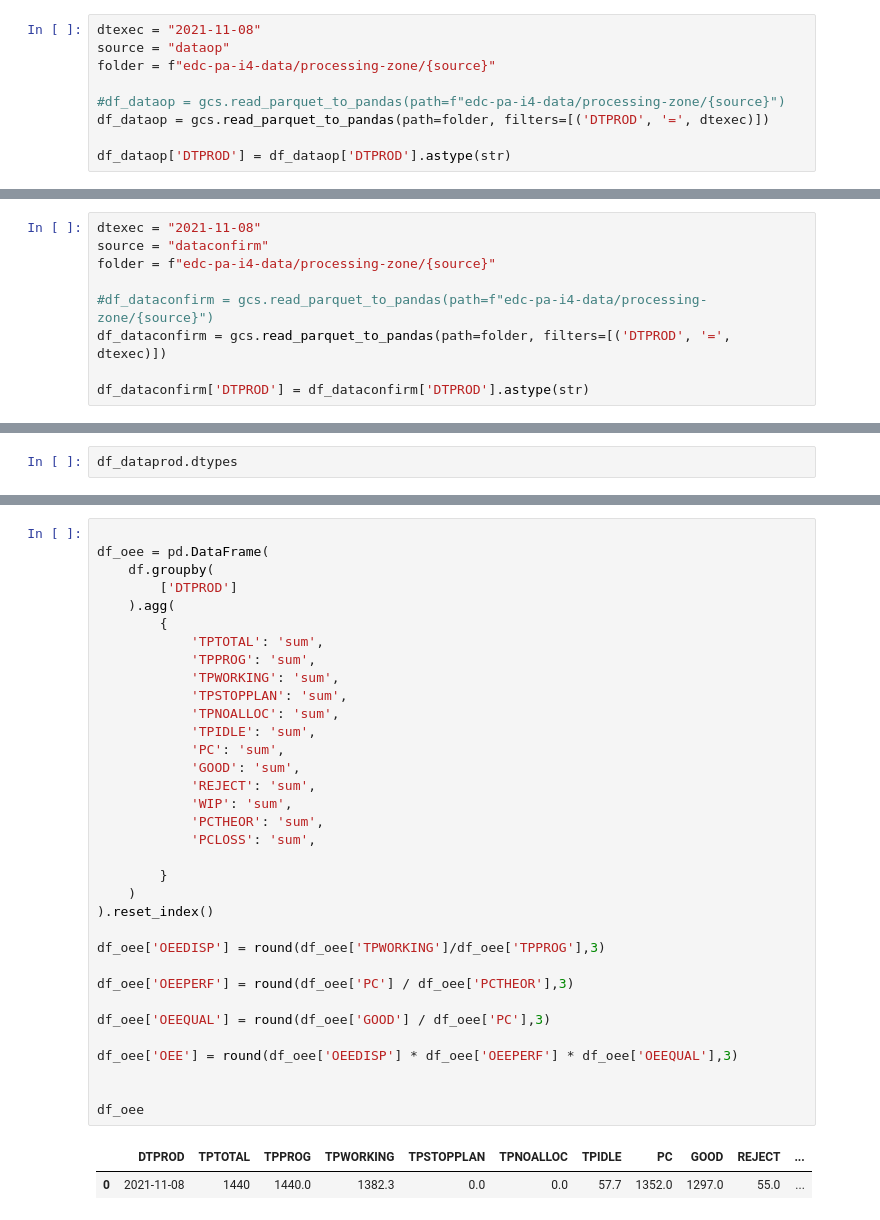
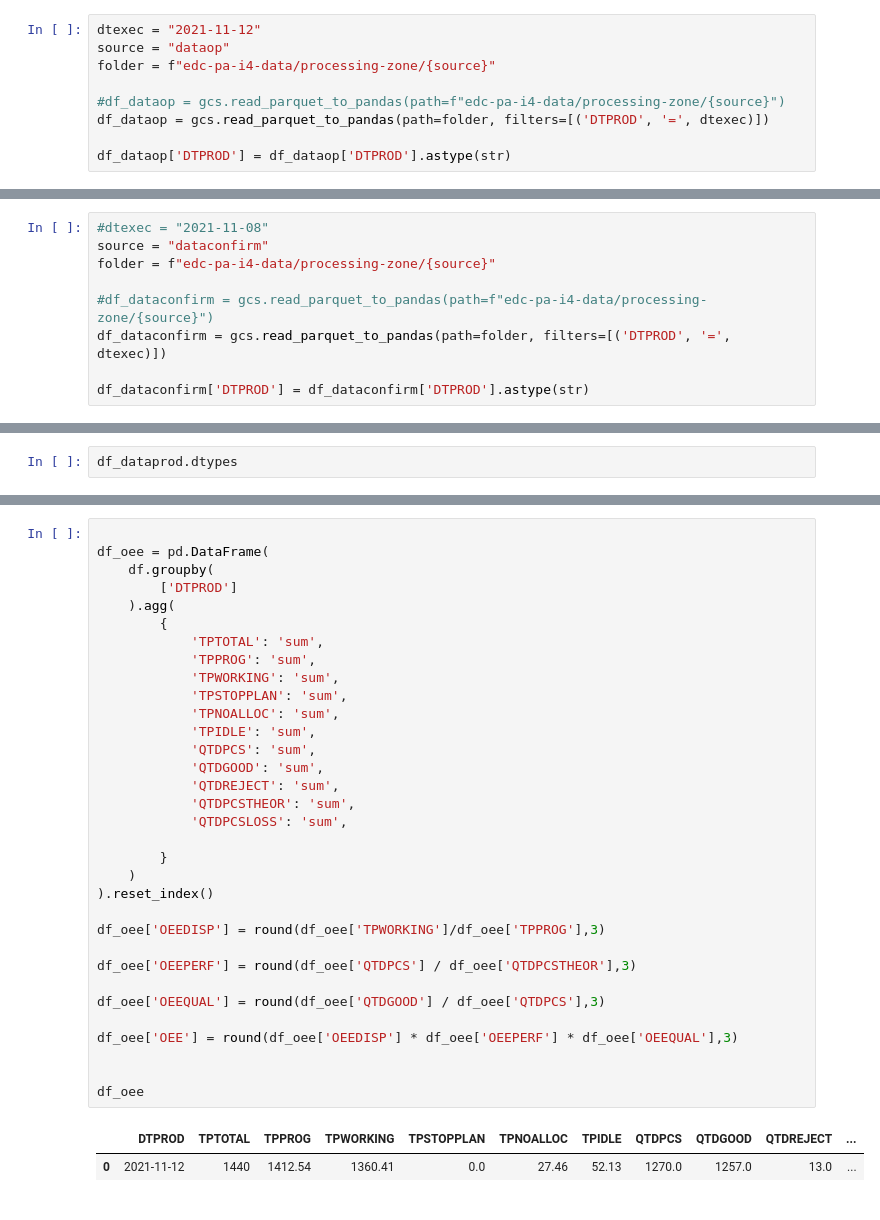
Before and after one commit to smedina1304/edc-pa-i4-data-ingestion, a Jupyter notebook: docs/ipynb/nb-test-desenvolvimentos-sprint-3.ipynb, the cells around one changed output, grey strips where cells are left out. Drawn from its saved outputs; the diff is of its cells as text.

```diff
--- a/docs/ipynb/nb-test-desenvolvimentos-sprint-3.ipynb
+++ b/docs/ipynb/nb-test-desenvolvimentos-sprint-3.ipynb
@@ -40,7 +40,7 @@ func = utilFuncs()
 # %% [markdown]
 #### Dados na "processing-zone" pasta "DATAOP"
 # %%
-dtexec = "2021-11-08"
+dtexec = "2021-11-12"
 source = "dataop"
 folder = f"edc-pa-i4-data/processing-zone/{source}"
 
@@ -56,7 +56,7 @@ df_dataop
 # %% [markdown]
 #### Dados na "raw-data-zone" pasta "DATACONFIRM"
 # %%
-dtexec = "2021-11-08"
+#dtexec = "2021-11-08"
 source = "dataconfirm"
 folder = f"edc-pa-i4-data/processing-zone/{source}"
 
@@ -341,40 +435,39 @@ df[['OEEDISP', 'TPWORKING', 'TPPROG', 'OEEPERF', 'OEEQUAL', 'OEE']]
 # %%
 
 df_oee = pd.DataFrame(
     df.groupby(
         ['DTPROD']
     ).agg(
         {
             'TPTOTAL': 'sum',
             'TPPROG': 'sum',
             'TPWORKING': 'sum',
             'TPSTOPPLAN': 'sum',
             'TPNOALLOC': 'sum',
             'TPIDLE': 'sum',
-            'PC': 'sum',
-            'GOOD': 'sum',
-            'REJECT': 'sum',
-            'WIP': 'sum',
-            'PCTHEOR': 'sum',
-            'PCLOSS': 'sum',
+            'QTDPCS': 'sum',
+            'QTDGOOD': 'sum',
+            'QTDREJECT': 'sum',
+            'QTDPCSTHEOR': 'sum',
+            'QTDPCSLOSS': 'sum',
 
         }
     )
 ).reset_index()
 
 df_oee['OEEDISP'] = round(df_oee['TPWORKING']/df_oee['TPPROG'],3)
 
-df_oee['OEEPERF'] = round(df_oee['PC'] / df_oee['PCTHEOR'],3)
+df_oee['OEEPERF'] = round(df_oee['QTDPCS'] / df_oee['QTDPCSTHEOR'],3)
 
-df_oee['OEEQUAL'] = round(df_oee['GOOD'] / df_oee['PC'],3)
+df_oee['OEEQUAL'] = round(df_oee['QTDGOOD'] / df_oee['QTDPCS'],3)
 
 df_oee['OEE'] = round(df_oee['OEEDISP'] * df_oee['OEEPERF'] * df_oee['OEEQUAL'],3)
 
 
 df_oee
 # %% [output]
-|  | DTPROD | TPTOTAL | TPPROG | TPWORKING | TPSTOPPLAN | TPNOALLOC | TPIDLE | PC | GOOD | REJECT | ... |
-| 0 | 2021-11-08 | 1440 | 1440.0 | 1382.3 | 0.0 | 0.0 | 57.7 | 1352.0 | 1297.0 | 55.0 | ... |
+|  | DTPROD | TPTOTAL | TPPROG | TPWORKING | TPSTOPPLAN | TPNOALLOC | TPIDLE | QTDPCS | QTDGOOD | QTDREJECT | ... |
+| 0 | 2021-11-12 | 1440 | 1412.54 | 1360.41 | 0.0 | 27.46 | 52.13 | 1270.0 | 1257.0 | 13.0 | ... |
 # %%
 # df.agg(
 #     {
```
Also changed, not shown: parts of 20 cells of this notebook.
